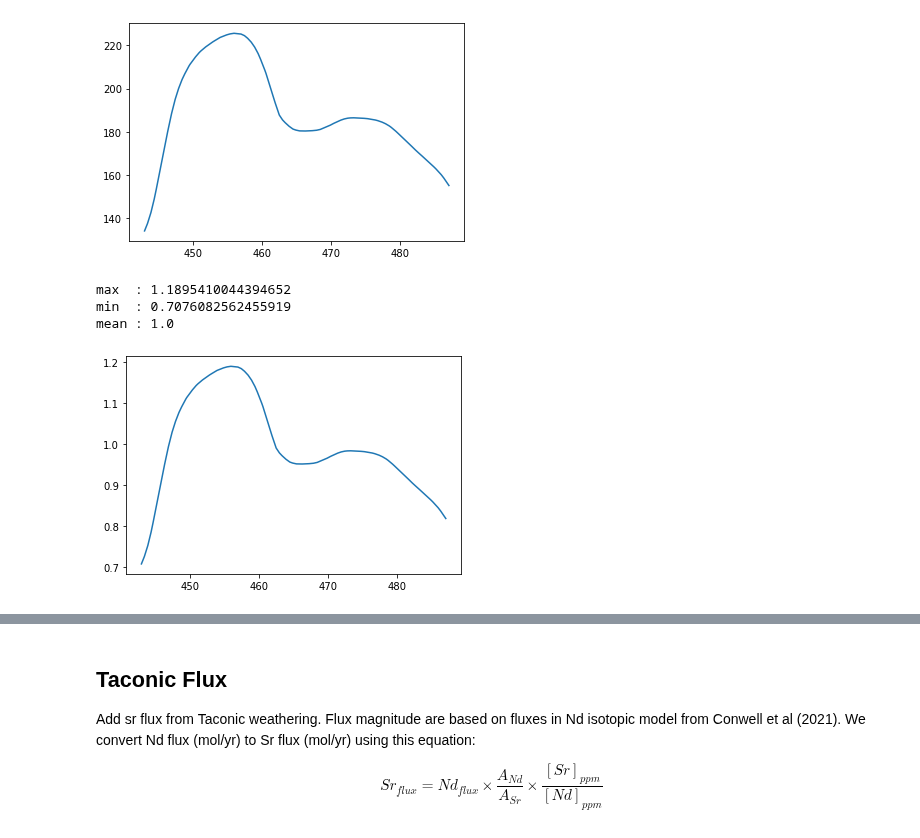
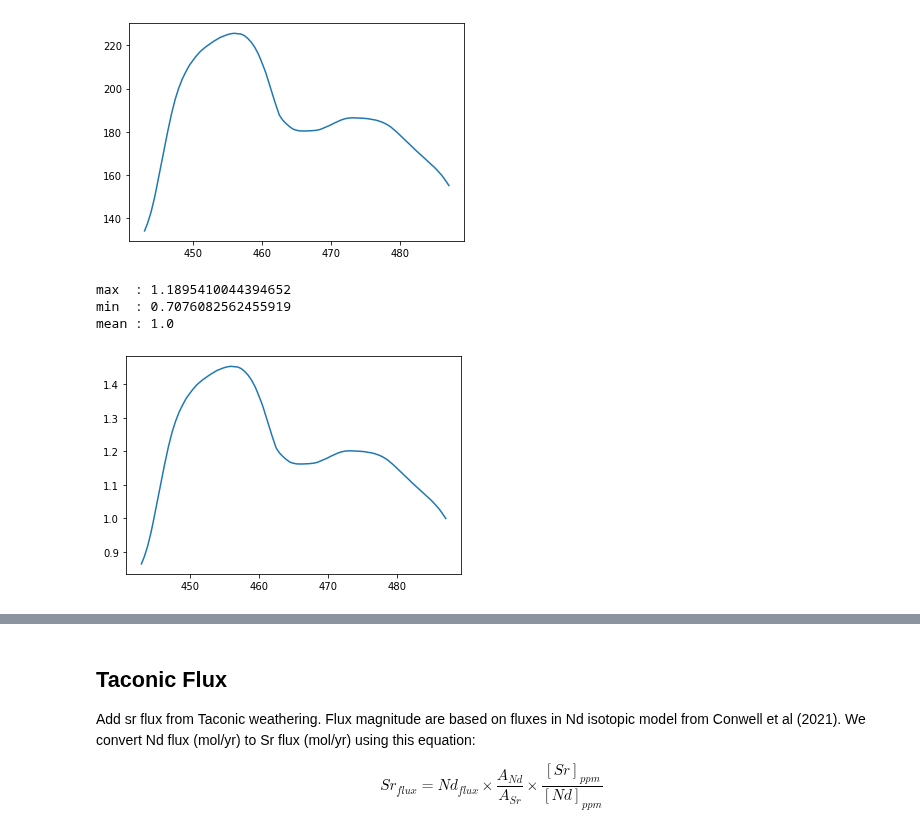
Before and after one commit to datuadiatma/avila_etal_2022, a Jupyter notebook: Notebook/Ordovician_Sr_Model.ipynb, the cells around one changed output, grey strips where cells are left out. Saved outputs shown, nothing was run; the diff lists cells and outputs as text; code cells hidden in the pictures.

```diff
--- a/Notebook/Ordovician_Sr_Model.ipynb
+++ b/Notebook/Ordovician_Sr_Model.ipynb
@@ -249,16 +256,17 @@ array size = 100000
 # %%
 # normalize sea level relative to mean
 sl_norm = sealevel / sealevel.mean()
+sl_norm_min = sealevel / sealevel[0]
 
-plt.plot(age, sl_norm)
+plt.plot(age, sl_norm_min)
 print('max  :', sl_norm.max())
 print('min  :', sl_norm.min())
 print('mean :', sl_norm.mean())
 # %% [output]
 max  : 1.1895410044394652
 min  : 0.7076082562455919
 mean : 1.0
-[figure, old version]
+[figure, new version]
 # %%
 Jh_sl = sl_norm * Jh0
 # %%
```
Also changed, not shown: parts of 18 cells of this notebook, 24 other files.
